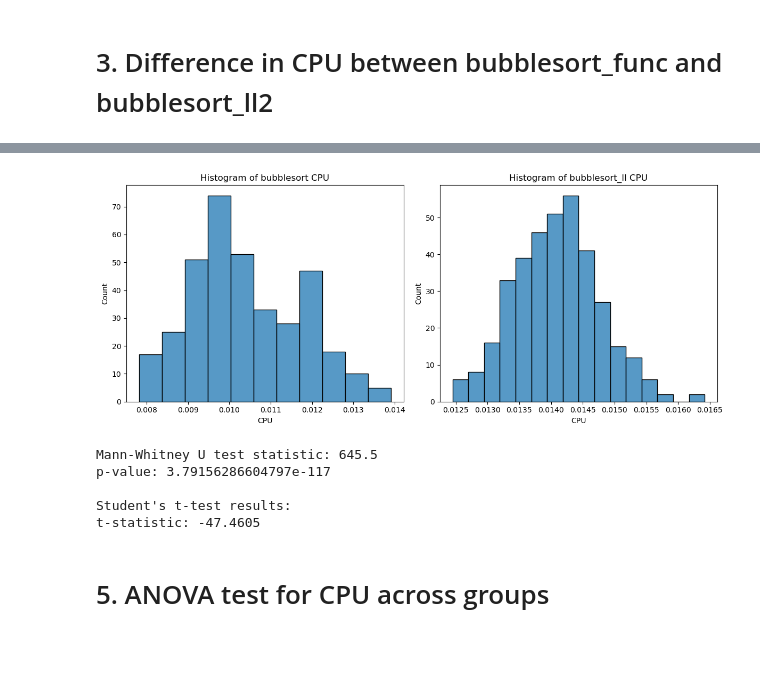
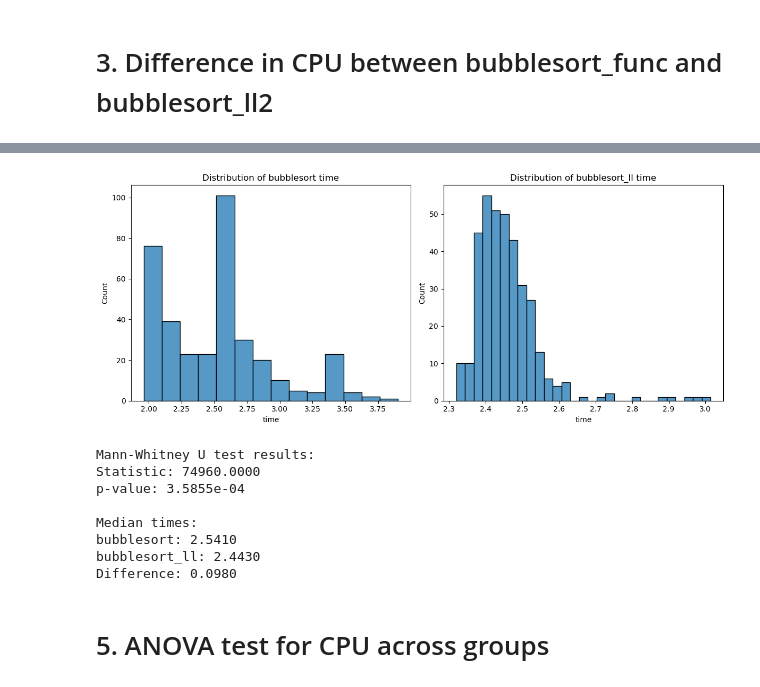
Before and after one commit to victorwp288/Data_-_things, a Jupyter notebook: 3.statistics.ipynb, the cells around one changed output, grey strips where cells are left out. Saved outputs shown, nothing was run; the diff lists cells and outputs as text; code cells hidden in the pictures; blank space fills up the shorter version.

```diff
--- a/3.statistics.ipynb
+++ b/3.statistics.ipynb
@@ -106,37 +103,47 @@ t-statistic: -4.6923
 # %%
-# Extract the two groups
-bubblesort_cpu = energy_data[energy_data['test'] == 'bubblesort']['CPU']
-bubblesort_ll_cpu = energy_data[energy_data['test'] == 'bubblesort_ll']['CPU']
+# 1. Extract the time data for both groups
+bubblesort_time = energy_data[energy_data['test'] == 'bubblesort']['time']
+bubblesort_ll_time = energy_data[energy_data['test'] == 'bubblesort_ll']['time']
 
+# 2. Create visualization
+plt.figure(figsize=(12, 5))
 
+# First subplot
+plt.subplot(1, 2, 1)
+sns.histplot(data=bubblesort_time)
+plt.title('Distribution of bubblesort time')
 
-# Visual normality check
-fig, axes = plt.subplots(1, 2, figsize=(12, 5))  # Changed to 1 row, 2 columns
-
-# Histograms
-sns.histplot(data=bubblesort_cpu, ax=axes[0])
-axes[0].set_title('Histogram of bubblesort CPU')
-sns.histplot(data=bubblesort_ll_cpu, ax=axes[1])
-axes[1].set_title('Histogram of bubblesort_ll CPU')
+# Second subplot
+plt.subplot(1, 2, 2)
+sns.histplot(data=bubblesort_ll_time)
+plt.title('Distribution of bubblesort_ll time')
 
 plt.tight_layout()
 plt.show()
 
-# Perform Mann-Whitney U test
-stat, pvalue = stats.mannwhitneyu(bubblesort_cpu, bubblesort_ll_cpu, alternative='two-sided')
-t_stat, t_pvalue = stats.ttest_ind(bubblesort_cpu, bubblesort_ll_cpu)
+# 3. Statistical tests
 
-print(f'Mann-Whitney U test statistic: {stat}')
-print(f'p-value: {pvalue}')
-print("\nStudent's t-test results:")
-print(f't-statistic: {t_stat:.4f}')
+# Mann-Whitney U test
+stat, pvalue = stats.mannwhitneyu(bubblesort_time, bubblesort_ll_time, alternative='two-sided')
+print("\nMann-Whitney U test results:")
+print(f"Statistic: {stat:.4f}")
+print(f"p-value: {pvalue:.4e}")
+
+# Effect size
+print(f"\nMedian times:")
+print(f"bubblesort: {bubblesort_time.median():.4f}")
+print(f"bubblesort_ll: {bubblesort_ll_time.median():.4f}")
+print(f"Difference: {bubblesort_time.median() - bubblesort_ll_time.median():.4f}")
 # %% [output]
-[figure, old version]
+[figure, new version]
-Mann-Whitney U test statistic: 645.5
-p-value: 3.79156286604797e-117
+Mann-Whitney U test results:
+Statistic: 74960.0000
+p-value: 3.5855e-04
 
-Student's t-test results:
-t-statistic: -47.4605
+Median times:
+bubblesort: 2.5410
+bubblesort_ll: 2.4430
+Difference: 0.0980
 # %% [markdown]
 # 5. ANOVA test for CPU across groups
 # %%
```
Also changed, not shown: parts of 3 cells of this notebook, 2 other files.
